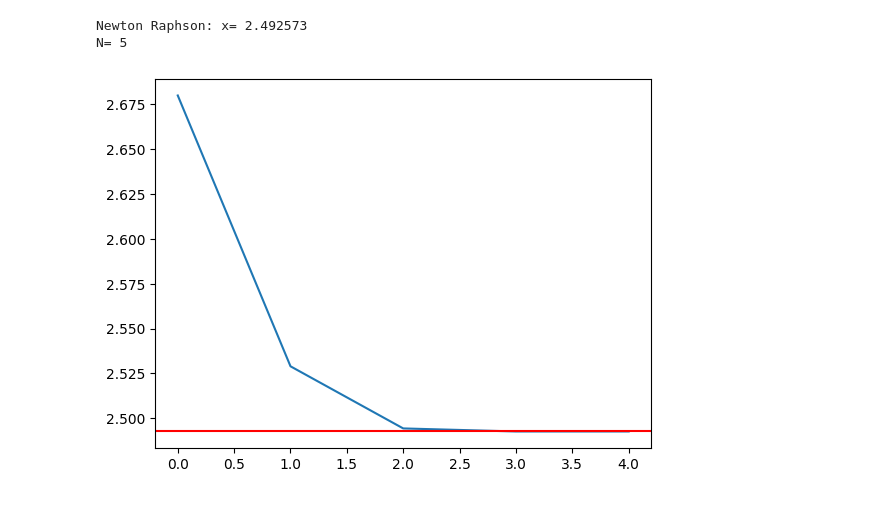
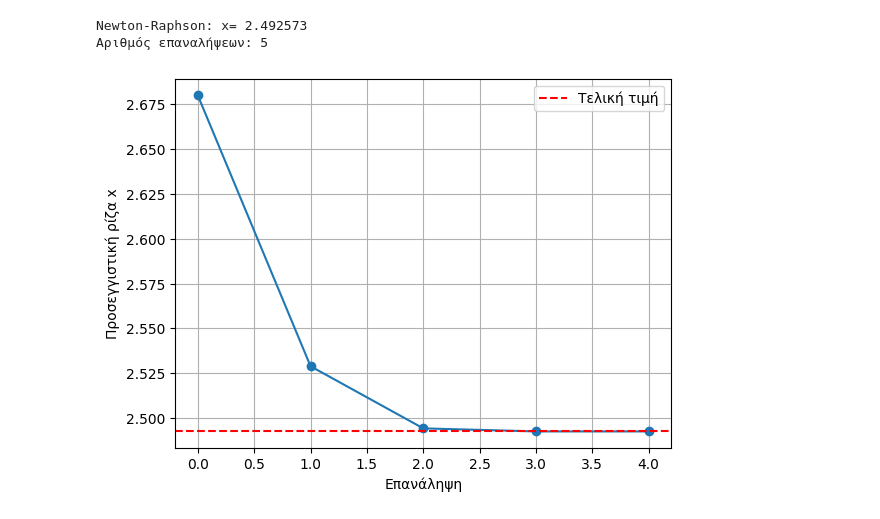
Before and after one commit to costpetrides/Computational-Physics, a Jupyter notebook: Roots Finding/7.ipynb, the cells around one changed output. Cells and saved outputs as stored; diff of their text form; code cells hidden in the pictures.

```diff
--- a/Roots Finding/7.ipynb
+++ b/Roots Finding/7.ipynb
@@ -3,31 +3,44 @@
 # %%
 import numpy as np
 import matplotlib.pyplot as plt
 
-
-x=3
-new=[]
-
 def f(x):
-  return x**4 - 4*x**3 +4*x**2 + x - 4
+    return x**4 - 4*x**3 + 4*x**2 + x - 4
 
 def df(x):
-  return 4*x**3-12*x**2+8*x+1
+    return 4*x**3 - 12*x**2 + 8*x + 1
+
+a, b = 2, 3  # Διάστημα αναζήτησης ρίζας
+
+# Έλεγχος για την επιλογή αρχικής τιμής x0
+if f(a) * df(a) > 0:
+    x = a
+elif f(b) * df(b) > 0:
+    x = b
+else:
+    raise ValueError("Δεν βρέθηκε κατάλληλη αρχική τιμή που να ικανοποιεί f(x)*f'(x) > 0")
+
+new = []
 
 for i in range(1000):
-  x=x-(f(x)/df(x))
-  new+=[x]
-  if abs(f(x))<1.e-6:
-    break
+    x = x - f(x)/df(x)
+    new.append(x)
+    if abs(f(x)) < 1.e-6:
+        break
 
-N=len(new)
+N = len(new)
 
-print('Newton Raphson: x= %.6f'  %(new[-1]))
-print('N= %.f' %(N))
-plt.plot(new)
-plt.axhline(y = 2.492573, c='red')
+print('Newton-Raphson: x= %.6f' % new[-1])
+print('Αριθμός επαναλήψεων: %d' % N)
+
+plt.plot(new, marker='o')
+plt.axhline(y=new[-1], color='red', linestyle='--', label='Τελική τιμή')
+plt.xlabel('Επανάληψη')
+plt.ylabel('Προσεγγιστική ρίζα x')
+plt.legend()
+plt.grid(True)
 plt.show()
 # %% [output]
-Newton Raphson: x= 2.492573
-N= 5
+Newton-Raphson: x= 2.492573
+Αριθμός επαναλήψεων: 5
-[figure, old version]
+[figure, new version]
```
